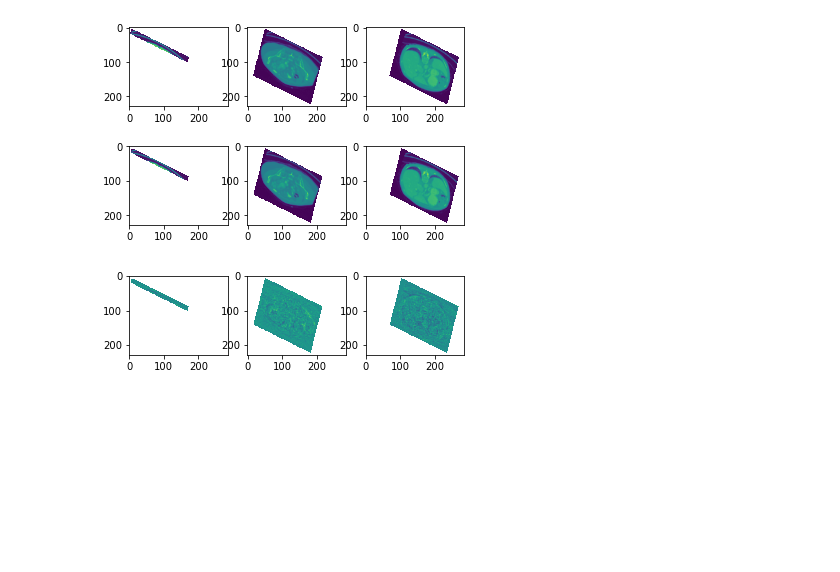
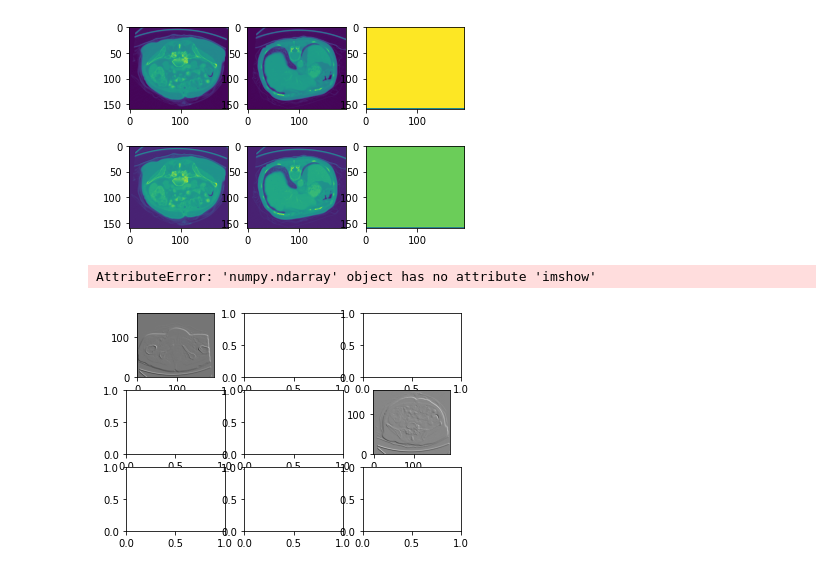
Before and after one commit to Helogn/He-Jiang.mphy0030-coursework, a Jupyter notebook: cw2/Untitled.ipynb, the cells around one changed output. Drawn from its saved outputs; the diff is of its cells as text; code cells hidden in the pictures; blank space fills up the shorter version.

```diff
--- a/cw2/Untitled.ipynb
+++ b/cw2/Untitled.ipynb
@@ -8,6 +8,7 @@ import matplotlib.image as img
 import numpy as np
 
 def reslice (Ori_Image,x = [1,0,0],y = [0,1,0],z = [0,0,1]):
+    Ori_Image = (Ori_Image - np.amin(Ori_Image))/(np.amax(Ori_Image)-np.amin(Ori_Image))
     x = x/np.linalg.norm(x)
     y = y/np.linalg.norm(y)
     z = z/np.linalg.norm(z)
@@ -145,7 +146,7 @@ def reslice (Ori_Image,x = [1,0,0],y = [0,1,0],z = [0,0,1]):
                     output[:,:,i] = np.squeeze(np.array(interp))
                 else:
                     output[:,:,i] = nan
-        print(i)
+#         print(i)
 
     if Order[0] == 0:
         for I in range(1,Range_Cor[0]):
@@ -156,6 +157,7 @@ def reslice (Ori_Image,x = [1,0,0],y = [0,1,0],z = [0,0,1]):
     elif Order[0] == 2:
         for I in range(1,Range_Cor[2]):
             Out_Image[:,:,I] = output[:,:,I-1]/6 + output[:,:,I+1]/6 + output[:,:,I] * 4 /6
+    print('finish reslicing')
 
     return output
 def nonlinear_filter(Image,iteration = 5, K = 30, L = 0.2):
@@ -246,7 +248,8 @@ array_of_data = sitk.GetArrayFromImage(data)
 # 3d_linear filter
 Filtered_slice = nonlinear_filter(array_of_data)
 # Do a 3d slice
-Result1 = reslice(Filtered_slice,[1,0.5,0],[0,1,0.5],[0.5,0,1])
+Result1 = reslice(Filtered_slice,[1,0,0],[0,1,0],[0,0,1])
+Result3 = np.nan_to_num(Result1,nan = 0)
 # %% [output]
 finish one
 finish two
@@ -268,11 +258,12 @@ Range = [299 228 285]
 # %%
 #  reslice
-Resliced_slice = reslice(array_of_data,[1,0.5,0],[0,1,0.5],[0.5,0,1])
+Resliced_slice = reslice(array_of_data,[1,0,0],[0,1,0],[0,0,1])
 # 2d Linear filter
 sz = Resliced_slice.shape
 Result2 = np.zeros(sz)
 for i in range (sz[0]):
     Result2[i,:,:] = nonlinear_filter(Resliced_slice[i,:,:])
+Result4 = np.nan_to_num(Result2,nan = 0)
 # %% [output]
 finish one
 finish two
@@ -294,30 +272,39 @@ Range = [299 228 285]
 # %%
 plt.subplot(2, 3, 1)
-plt.imshow(Result1[10,:,:])
+plt.imshow(Result3[100,:,:])
 plt.subplot(2, 3, 2)
-plt.imshow(Result1[100,:,:])
+plt.imshow(Result3[200,:,:])
 plt.subplot(2, 3, 3)
-plt.imshow(Result1[200,:,:])
+plt.imshow(Result3[250,:,:])
 
 plt.subplot(2, 3, 4)
-plt.imshow(Result2[10,:,:])
+plt.imshow(Result4[100,:,:])
 plt.subplot(2, 3, 5)
-plt.imshow(Result2[100,:,:])
+plt.imshow(Result4[200,:,:])
 plt.subplot(2, 3, 6)
-plt.imshow(Result2[200,:,:])
+plt.imshow(Result4[250,:,:])
 
 plt.show()
 # %% [output]
-[figure, old version]
+[figure, new version]
-# %%
-A = Result1-Result2
-
-plt.subplot(2, 3, 1)
-plt.imshow(A[10,:,:])
-plt.subplot(2, 3, 2)
-plt.imshow(A[100,:,:])
-plt.subplot(2, 3, 3)
-plt.imshow(A[200,:,:])
-plt.show()
-# %% [output]
-[figure, removed]
+# %%
+# MSE:
+
+Subtraction = Result4 - Result3
+
+MSE = Subtraction ** 2
+I = Subtraction
+
+fig , ax = plt.subplots(3, 3)
+ax[0,0].imshow(I[10,:,:], cmap='gray',origin='lower')
+ax[1,2].imshow(I[100,:,:], cmap='gray',origin='lower')
+ax[2].imshow(np.transpose(I[:,100,:]), cmap='gray',origin='lower')
+ax[3].imshow(Result3[10,:,:], cmap='gray',origin='lower')
+ax[4].imshow(Result3[100,:,:], cmap='gray',origin='lower')
+ax[5].imshow(np.transpose(Result3[:,100,:]), cmap='gray',origin='lower')
+ax[6].imshow(Result4[10,:,:], cmap='gray',origin='lower')
+ax[7].imshow(Result4[100,:,:], cmap='gray',origin='lower')
+ax[8].imshow(np.transpose(Result4[:,100,:]), cmap='gray',origin='lower')
+# %% [output]
+AttributeError: 'numpy.ndarray' object has no attribute 'imshow'
+[figure, added]
```
Also changed, not shown: parts of 2 cells of this notebook, 2 other files.
